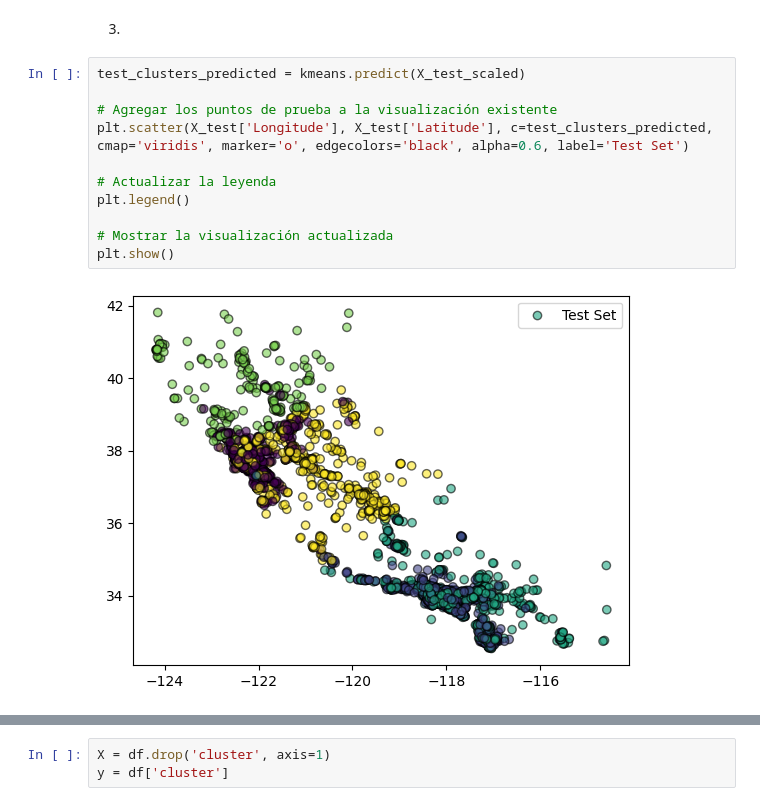
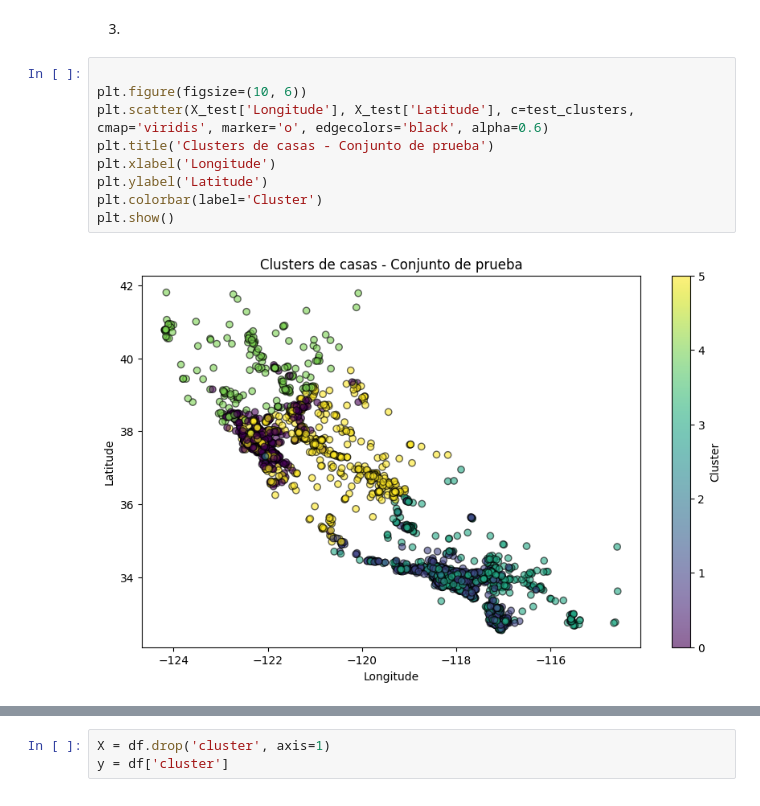
Before and after one commit to 4GeeksAcademy/unsupervised_learning_project, a Jupyter notebook: src/explore.ipynb, the cells around one changed output, grey strips where cells are left out. Drawn from its saved outputs; the diff is of its cells as text.

```diff
--- a/src/explore.ipynb
+++ b/src/explore.ipynb
@@ -106,19 +105,17 @@ cluster
 Name: count, dtype: int64
 # %% [markdown]
 3.
-# %%
-test_clusters_predicted = kmeans.predict(X_test_scaled)
-
-# Agregar los puntos de prueba a la visualización existente
-plt.scatter(X_test['Longitude'], X_test['Latitude'], c=test_clusters_predicted, cmap='viridis', marker='o', edgecolors='black', alpha=0.6, label='Test Set')
-
-# Actualizar la leyenda
-plt.legend()
-
-# Mostrar la visualización actualizada
-plt.show()
-# %% [output]
-[figure, removed]
+# %%
+
+plt.figure(figsize=(10, 6))
+plt.scatter(X_test['Longitude'], X_test['Latitude'], c=test_clusters, cmap='viridis', marker='o', edgecolors='black', alpha=0.6)
+plt.title('Clusters de casas - Conjunto de prueba')
+plt.xlabel('Longitude')
+plt.ylabel('Latitude')
+plt.colorbar(label='Cluster')
+plt.show()
+# %% [output]
+[figure, added]
 # %%
 # Visualización de los clusters
 plt.figure(figsize=(10, 6))
```
Also changed, not shown: parts of 4 cells of this notebook.
